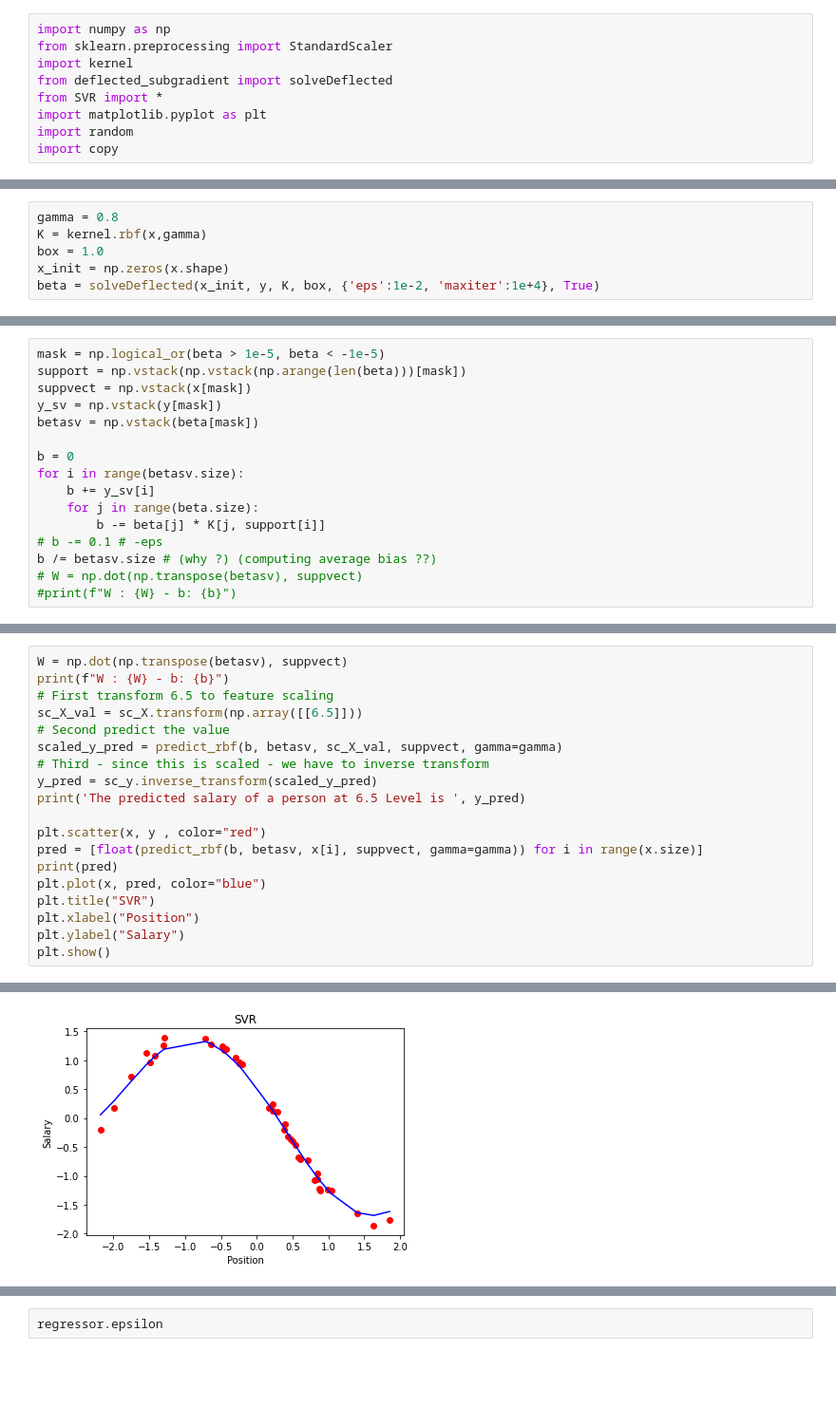
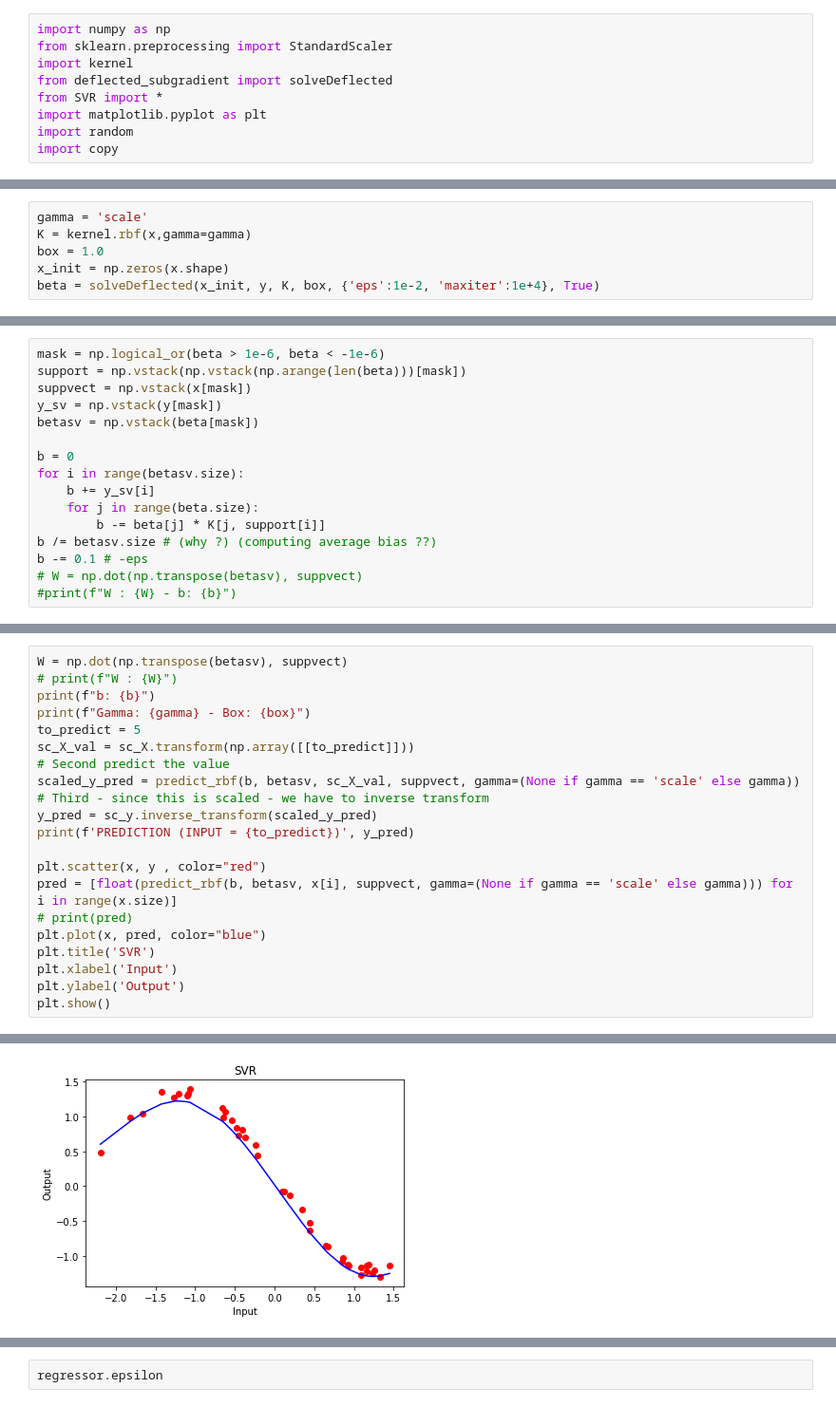
Before and after one commit to EliaPiccoli/ML-CM-Project, a Jupyter notebook: cm_scripts/prova_rbf.ipynb, the cells around one changed output, grey strips where cells are left out. Shown at 95% size. Cells and saved outputs as stored; diff of their text form; blank space fills up the shorter version.

```diff
--- a/cm_scripts/prova_rbf.ipynb
+++ b/cm_scripts/prova_rbf.ipynb
@@ -46,6 +36,6 @@ array([[-2.18080476],
 # %%
-gamma = 0.8
-K = kernel.rbf(x,gamma)
+gamma = 'scale'
+K = kernel.rbf(x,gamma=gamma)
 box = 1.0
 x_init = np.zeros(x.shape)
 beta = solveDeflected(x_init, y, K, box, {'eps':1e-2, 'maxiter':1e+4}, True)
@@ -90,5 +62,5 @@ array([[-5.03059173e-01],
 # %%
-mask = np.logical_or(beta > 1e-5, beta < -1e-5)
+mask = np.logical_or(beta > 1e-6, beta < -1e-6)
 support = np.vstack(np.vstack(np.arange(len(beta)))[mask])
 suppvect = np.vstack(x[mask])
 y_sv = np.vstack(y[mask])
@@ -99,7 +71,7 @@ for i in range(betasv.size):
     b += y_sv[i]
     for j in range(beta.size):
         b -= beta[j] * K[j, support[i]]
-# b -= 0.1 # -eps
 b /= betasv.size # (why ?) (computing average bias ??)
+b -= 0.1 # -eps
 # W = np.dot(np.transpose(betasv), suppvect)
 #print(f"W : {W} - b: {b}")
@@ -146,20 +82,22 @@ array([[-0.50305917],
 # %%
 W = np.dot(np.transpose(betasv), suppvect)
-print(f"W : {W} - b: {b}")
-# First transform 6.5 to feature scaling
-sc_X_val = sc_X.transform(np.array([[6.5]]))
+# print(f"W : {W}")
+print(f"b: {b}")
+print(f"Gamma: {gamma} - Box: {box}")
+to_predict = 5
+sc_X_val = sc_X.transform(np.array([[to_predict]]))
 # Second predict the value
-scaled_y_pred = predict_rbf(b, betasv, sc_X_val, suppvect, gamma=gamma)
+scaled_y_pred = predict_rbf(b, betasv, sc_X_val, suppvect, gamma=(None if gamma == 'scale' else gamma))
 # Third - since this is scaled - we have to inverse transform
 y_pred = sc_y.inverse_transform(scaled_y_pred)
-print('The predicted salary of a person at 6.5 Level is ', y_pred)
+print(f'PREDICTION (INPUT = {to_predict})', y_pred)
 
 plt.scatter(x, y , color="red")
-pred = [float(predict_rbf(b, betasv, x[i], suppvect, gamma=gamma)) for i in range(x.size)]
-print(pred)
+pred = [float(predict_rbf(b, betasv, x[i], suppvect, gamma=(None if gamma == 'scale' else gamma))) for i in range(x.size)]
+# print(pred)
 plt.plot(x, pred, color="blue")
-plt.title("SVR")
-plt.xlabel("Position")
-plt.ylabel("Salary")
+plt.title('SVR')
+plt.xlabel('Input')
+plt.ylabel('Output')
 plt.show()
 # %% [output]
@@ -169,4 +107,4 @@ The predicted salary of a person at 6.5 Level is  [[-3.41567977]]
-[figure, old version]
+[figure, new version]
 # %%
 from sklearn.svm import SVR
 regressor = SVR(kernel = 'rbf',gamma=gamma)
```
Also changed, not shown: parts of 17 cells of this notebook, 14 other files.
